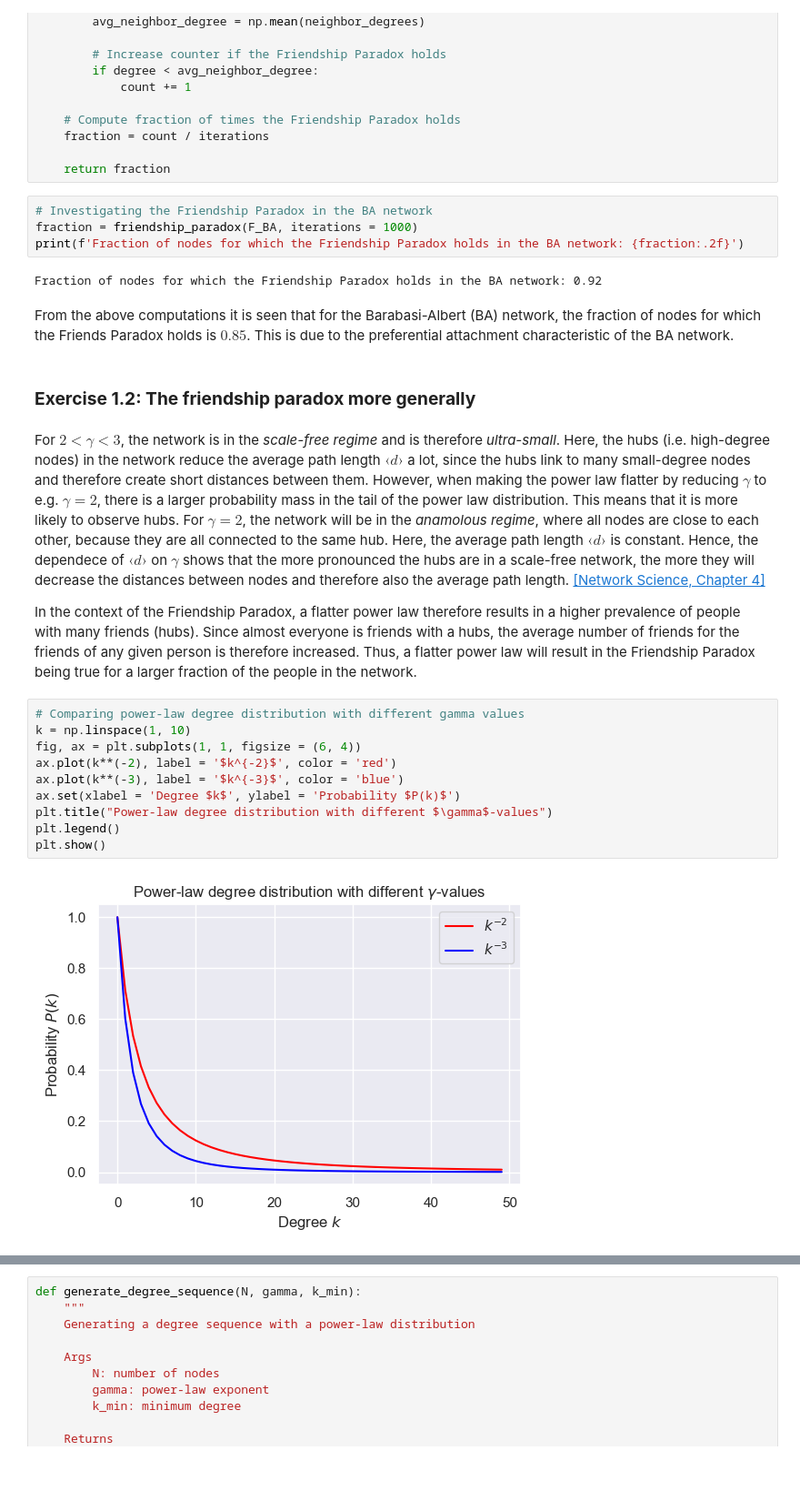
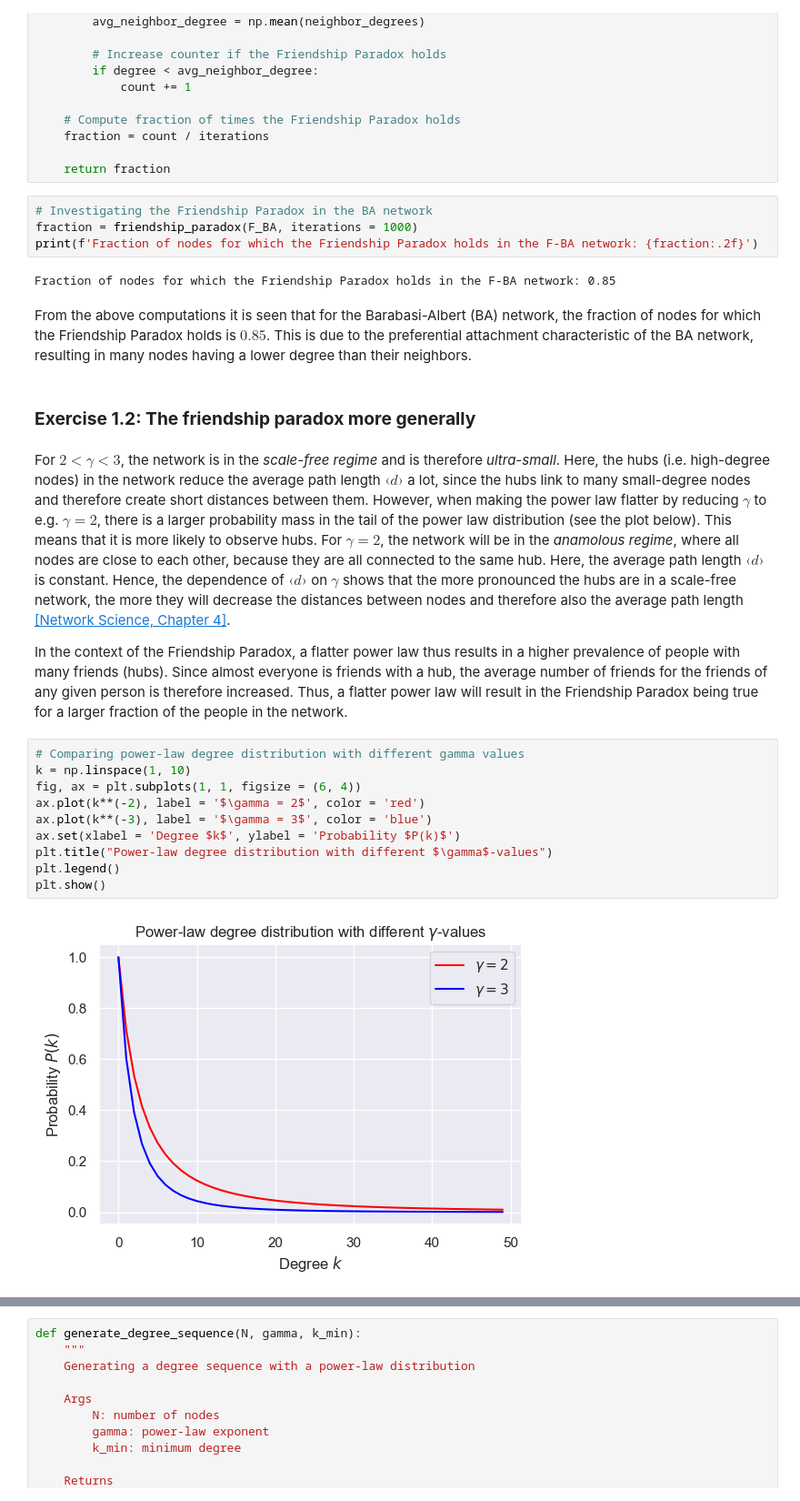
Before and after one commit to annaekner/social-graphs, a Jupyter notebook: Assignment 1/Assignment1.ipynb, the cells around one changed output, grey strips where cells are left out. Shown at 91% size. Saved outputs shown, nothing was run; the diff lists cells and outputs as text; blank space fills up the shorter version.

```diff
--- a/Assignment 1/Assignment1.ipynb
+++ b/Assignment 1/Assignment1.ipynb
@@ -130,27 +129,27 @@ def friendship_paradox(graph, iterations = 1000):
 # %%
 # Investigating the Friendship Paradox in the BA network
 fraction = friendship_paradox(F_BA, iterations = 1000)
-print(f'Fraction of nodes for which the Friendship Paradox holds in the BA network: {fraction:.2f}')
+print(f'Fraction of nodes for which the Friendship Paradox holds in the F-BA network: {fraction:.2f}')
 # %% [output]
-Fraction of nodes for which the Friendship Paradox holds in the BA network: 0.92
+Fraction of nodes for which the Friendship Paradox holds in the F-BA network: 0.85
 # %% [markdown]
-From the above computations it is seen that for the Barabasi-Albert (BA) network, the fraction of nodes for which the Friends Paradox holds is $0.85$. This is due to the preferential attachment characteristic of the BA network.
+From the above computations it is seen that for the Barabasi-Albert (BA) network, the fraction of nodes for which the Friendship Paradox holds is $0.85$. This is due to the preferential attachment characteristic of the BA network, resulting in many nodes having a lower degree than their neighbors.
 # %% [markdown]
 ### **Exercise 1.2: The friendship paradox more generally**
 # %% [markdown]
-For $2 < \gamma < 3$, the network is in the *scale-free regime* and is therefore *ultra-small*. Here, the hubs (i.e. high-degree nodes) in the network reduce the average path length $‹d›$ a lot, since the hubs link to many small-degree nodes and therefore create short distances between them. However, when making the power law flatter by reducing $\gamma$ to e.g. $\gamma = 2$, there is a larger probability mass in the tail of the power law distribution. This means that it is more likely to observe hubs. For $\gamma = 2$, the network will be in the *anamolous regime*, where all nodes are close to each other, because they are all connected to the same hub. Here, the average path length $‹d›$ is constant. Hence, the dependece of $‹d›$ on $\gamma$ shows that the more pronounced the hubs are in a scale-free network, the more they will decrease the distances between nodes and therefore also the average path length. [[Network Science, Chapter 4]](https://networksciencebook.com/chapter/4#ultra-small)
+For $2 < \gamma < 3$, the network is in the *scale-free regime* and is therefore *ultra-small*. Here, the hubs (i.e. high-degree nodes) in the network reduce the average path length $‹d›$ a lot, since the hubs link to many small-degree nodes and therefore create short distances between them. However, when making the power law flatter by reducing $\gamma$ to e.g. $\gamma = 2$, there is a larger probability mass in the tail of the power law distribution (see the plot below). This means that it is more likely to observe hubs. For $\gamma = 2$, the network will be in the *anamolous regime*, where all nodes are close to each other, because they are all connected to the same hub. Here, the average path length $‹d›$ is constant. Hence, the dependence of $‹d›$ on $\gamma$ shows that the more pronounced the hubs are in a scale-free network, the more they will decrease the distances between nodes and therefore also the average path length [[Network Science, Chapter 4]](https://networksciencebook.com/chapter/4#ultra-small).
 
-In the context of the Friendship Paradox, a flatter power law therefore results in a higher prevalence of people with many friends (hubs). Since almost everyone is friends with a hubs, the average number of friends for the friends of any given person is therefore increased. Thus, a flatter power law will result in the Friendship Paradox being true for a larger fraction of the people in the network.
+In the context of the Friendship Paradox, a flatter power law thus results in a higher prevalence of people with many friends (hubs). Since almost everyone is friends with a hub, the average number of friends for the friends of any given person is therefore increased. Thus, a flatter power law will result in the Friendship Paradox being true for a larger fraction of the people in the network.
 # %%
 # Comparing power-law degree distribution with different gamma values
 k = np.linspace(1, 10)
 fig, ax = plt.subplots(1, 1, figsize = (6, 4))
-ax.plot(k**(-2), label = '$k^{-2}$', color = 'red')
-ax.plot(k**(-3), label = '$k^{-3}$', color = 'blue')
+ax.plot(k**(-2), label = '$\gamma = 2$', color = 'red')
+ax.plot(k**(-3), label = '$\gamma = 3$', color = 'blue')
 ax.set(xlabel = 'Degree $k$', ylabel = 'Probability $P(k)$')
 plt.title("Power-law degree distribution with different $\gamma$-values")
 plt.legend()
 plt.show()
 # %% [output]
-[figure, old version]
+[figure, new version]
 # %% [markdown]
```
Also changed, not shown: parts of 7 cells of this notebook.
